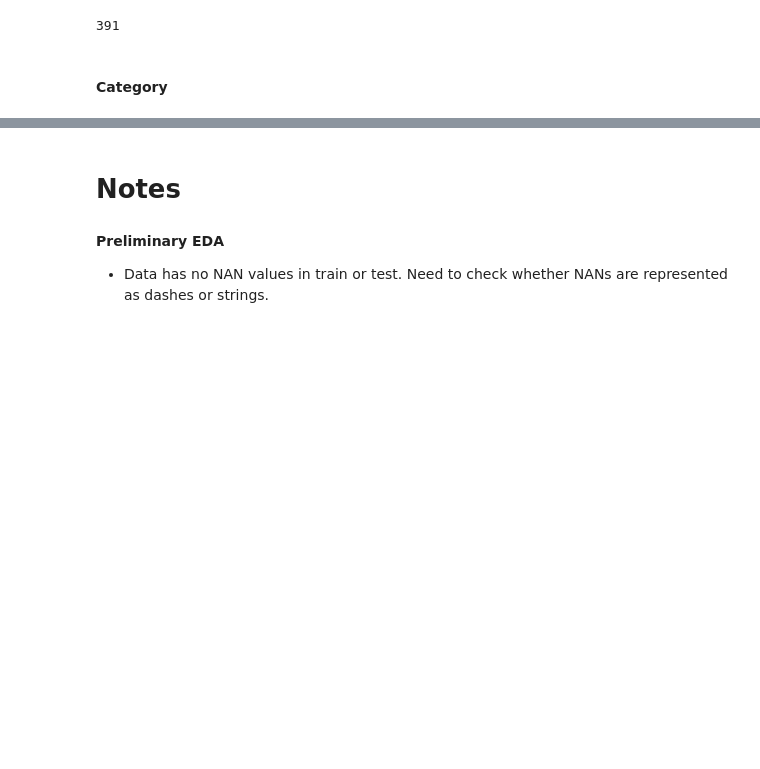
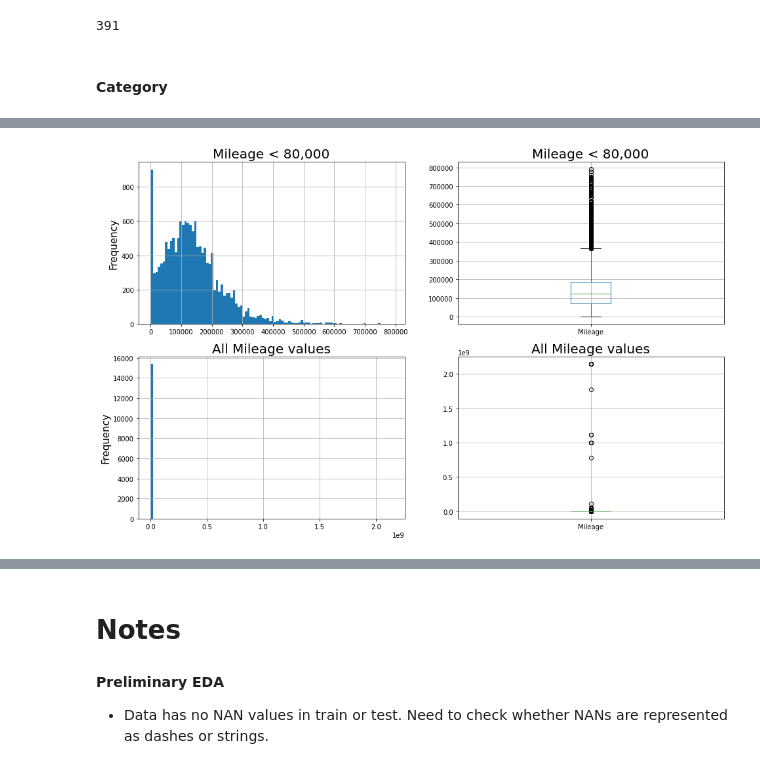
Before and after one commit to yashveersinghsohi/Competitions, a Jupyter notebook: CarPrice/EDA/CarPrice_00_Preliminary_EDA.ipynb, the cells around one changed output, grey strips where cells are left out. Cells and saved outputs as stored; diff of their text form; code cells hidden in the pictures; blank space fills up the shorter version.

```diff
--- a/CarPrice/EDA/CarPrice_00_Preliminary_EDA.ipynb
+++ b/CarPrice/EDA/CarPrice_00_Preliminary_EDA.ipynb
@@ -597,0 +819,7 @@ Name: Category, dtype: int64
+# %%
+temp_df = pd.DataFrame(
+  train_features["Mileage"].str.replace(" km", "").astype(np.uint),
+  columns = ["Mileage"]
+)
+print(temp_df.shape)
+temp_df.head()
@@ -597,0 +846,22 @@ Name: Category, dtype: int64
+# %%
+fig, ax = plt.subplots(2, 2, figsize=(16, 10))
+
+temp_df[temp_df["Mileage"] < 8e+05]["Mileage"].plot.hist(bins=100, ax=ax[0, 0])
+ax[0, 0].set_ylabel("Frequency", size=15)
+ax[0, 0].set_title("Mileage < 80,000", size=20)
+ax[0, 0].grid()
+
+temp_df[temp_df["Mileage"] < 8e+05][["Mileage"]].boxplot(ax=ax[0, 1])
+ax[0, 1].set_title("Mileage < 80,000", size=20)
+
+temp_df["Mileage"].plot.hist(bins=100, ax=ax[1, 0])
+ax[1, 0].set_ylabel("Frequency", size=15)
+ax[1, 0].set_title("All Mileage values", size=20)
+ax[1, 0].grid()
+
+temp_df[["Mileage"]].boxplot(ax=ax[1, 1])
+ax[1, 1].set_title("All Mileage values", size=20)
+
+plt.show()
+# %% [output]
+[figure, added]
```
Also changed, not shown: parts of 58 cells of this notebook.
